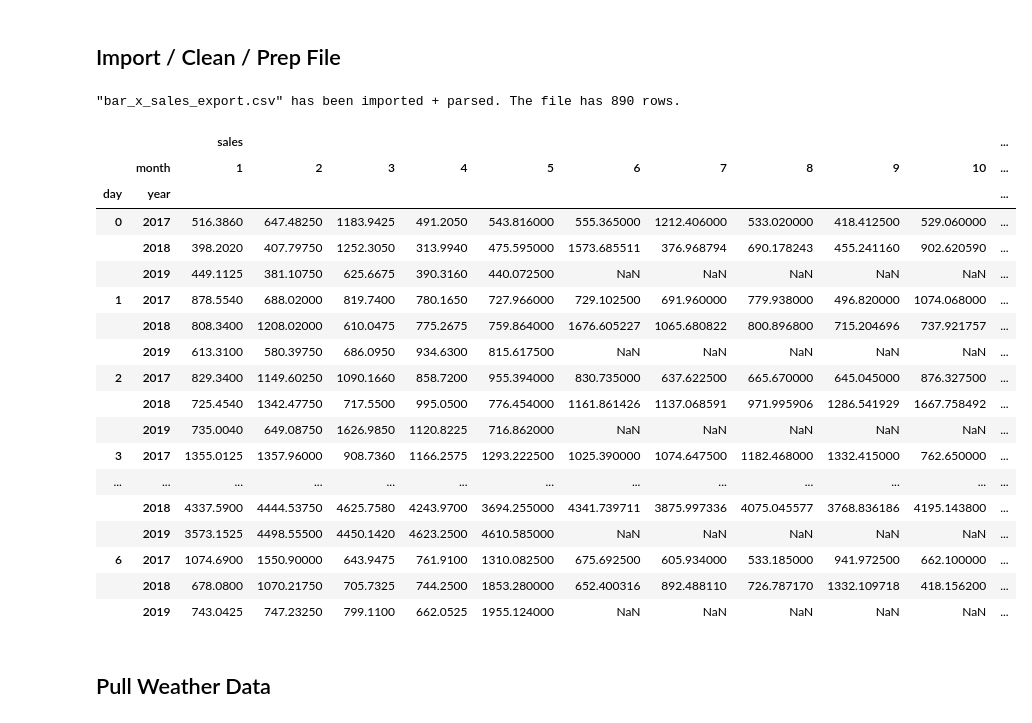
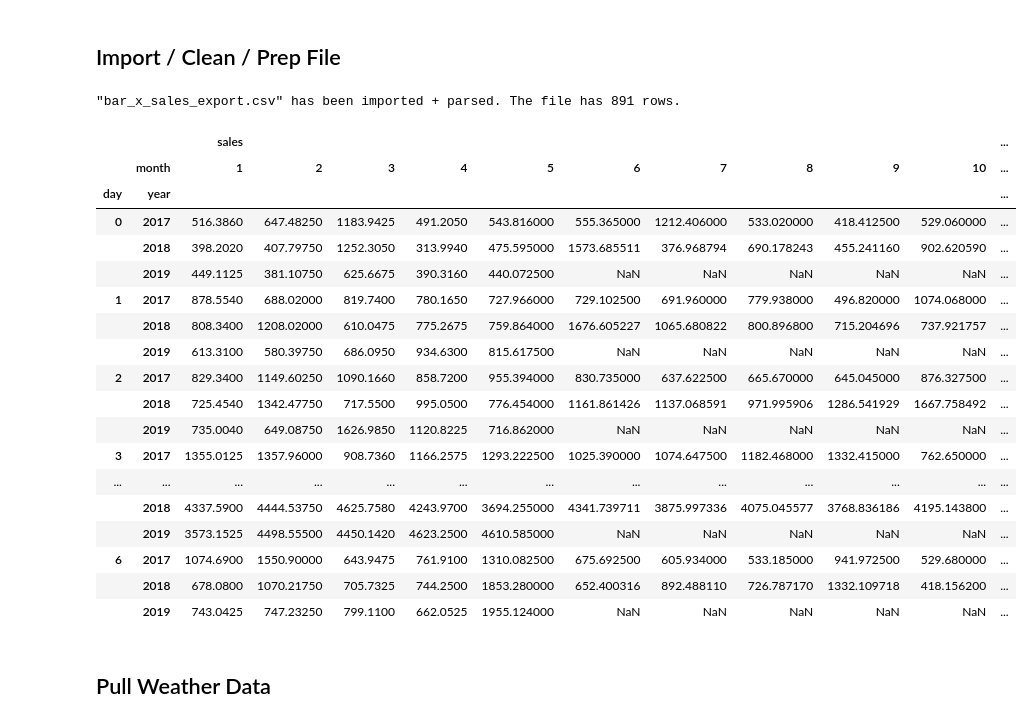
Before and after one commit to maks-p/restaurant_sales_forecasting, a Jupyter notebook: baseline_linear.ipynb, the cells around one changed output. Saved outputs shown, nothing was run; the diff lists cells and outputs as text; code cells hidden in the pictures.

```diff
--- a/baseline_linear.ipynb
+++ b/baseline_linear.ipynb
@@ -45,11 +54,11 @@ def import_parse(file):
 
     # Drop NaN
     #df = df.query('sales > 0').copy()
-    df.dropna(inplace=True)
+    df.fillna(0, inplace=True)
 
     print(f'"{file}" has been imported + parsed. The file has {len(df)} rows.')
     return df
 
 df = import_parse(file);
 # %% [output]
-"bar_x_sales_export.csv" has been imported + parsed. The file has 890 rows.
+"bar_x_sales_export.csv" has been imported + parsed. The file has 891 rows.
@@ -62,33 +67,33 @@ def filter_df(df, start_date, end_date):
 
     return df[(df.index > start_date) & (df.index < end_date)]
 
-dfx = filter_df(df, start_date, end_date)
+df = filter_df(df, start_date, end_date)
 # %%
 def daily_average_matrix_ann(df):
 
     matrix = df.groupby([df.index.dayofweek, df.index.month, df.index.year]).agg({'sales': 'mean'})
     matrix = matrix.rename_axis(['day', 'month', 'year'])
     return matrix.unstack(level=1)
 
-daily_average_matrix_ann(dfx)
+daily_average_matrix_ann(df)
 # %% [output]
 |  |  | sales |  |  |  |  |  |  |  |  |  | ... |
 |  | month | 1 | 2 | 3 | 4 | 5 | 6 | 7 | 8 | 9 | 10 | ... |
 | day | year |  |  |  |  |  |  |  |  |  |  | ... |
 | 0 | 2017 | 516.3860 | 647.48250 | 1183.9425 | 491.2050 | 543.816000 | 555.365000 | 1212.406000 | 533.020000 | 418.412500 | 529.060000 | ... |
 |  | 2018 | 398.2020 | 407.79750 | 1252.3050 | 313.9940 | 475.595000 | 1573.685511 | 376.968794 | 690.178243 | 455.241160 | 902.620590 | ... |
 |  | 2019 | 449.1125 | 381.10750 | 625.6675 | 390.3160 | 440.072500 | NaN | NaN | NaN | NaN | NaN | ... |
 | 1 | 2017 | 878.5540 | 688.02000 | 819.7400 | 780.1650 | 727.966000 | 729.102500 | 691.960000 | 779.938000 | 496.820000 | 1074.068000 | ... |
 |  | 2018 | 808.3400 | 1208.02000 | 610.0475 | 775.2675 | 759.864000 | 1676.605227 | 1065.680822 | 800.896800 | 715.204696 | 737.921757 | ... |
 |  | 2019 | 613.3100 | 580.39750 | 686.0950 | 934.6300 | 815.617500 | NaN | NaN | NaN | NaN | NaN | ... |
 | 2 | 2017 | 829.3400 | 1149.60250 | 1090.1660 | 858.7200 | 955.394000 | 830.735000 | 637.622500 | 665.670000 | 645.045000 | 876.327500 | ... |
 |  | 2018 | 725.4540 | 1342.47750 | 717.5500 | 995.0500 | 776.454000 | 1161.861426 | 1137.068591 | 971.995906 | 1286.541929 | 1667.758492 | ... |
 |  | 2019 | 735.0040 | 649.08750 | 1626.9850 | 1120.8225 | 716.862000 | NaN | NaN | NaN | NaN | NaN | ... |
 | 3 | 2017 | 1355.0125 | 1357.96000 | 908.7360 | 1166.2575 | 1293.222500 | 1025.390000 | 1074.647500 | 1182.468000 | 1332.415000 | 762.650000 | ... |
 | ... | ... | ... | ... | ... | ... | ... | ... | ... | ... | ... | ... | ... |
 |  | 2018 | 4337.5900 | 4444.53750 | 4625.7580 | 4243.9700 | 3694.255000 | 4341.739711 | 3875.997336 | 4075.045577 | 3768.836186 | 4195.143800 | ... |
 |  | 2019 | 3573.1525 | 4498.55500 | 4450.1420 | 4623.2500 | 4610.585000 | NaN | NaN | NaN | NaN | NaN | ... |
-| 6 | 2017 | 1074.6900 | 1550.90000 | 643.9475 | 761.9100 | 1310.082500 | 675.692500 | 605.934000 | 533.185000 | 941.972500 | 662.100000 | ... |
+| 6 | 2017 | 1074.6900 | 1550.90000 | 643.9475 | 761.9100 | 1310.082500 | 675.692500 | 605.934000 | 533.185000 | 941.972500 | 529.680000 | ... |
 |  | 2018 | 678.0800 | 1070.21750 | 705.7325 | 744.2500 | 1853.280000 | 652.400316 | 892.488110 | 726.787170 | 1332.109718 | 418.156200 | ... |
 |  | 2019 | 743.0425 | 747.23250 | 799.1100 | 662.0525 | 1955.124000 | NaN | NaN | NaN | NaN | NaN | ... |
 # %% [markdown]
```
Also changed, not shown: parts of 29 cells of this notebook.
